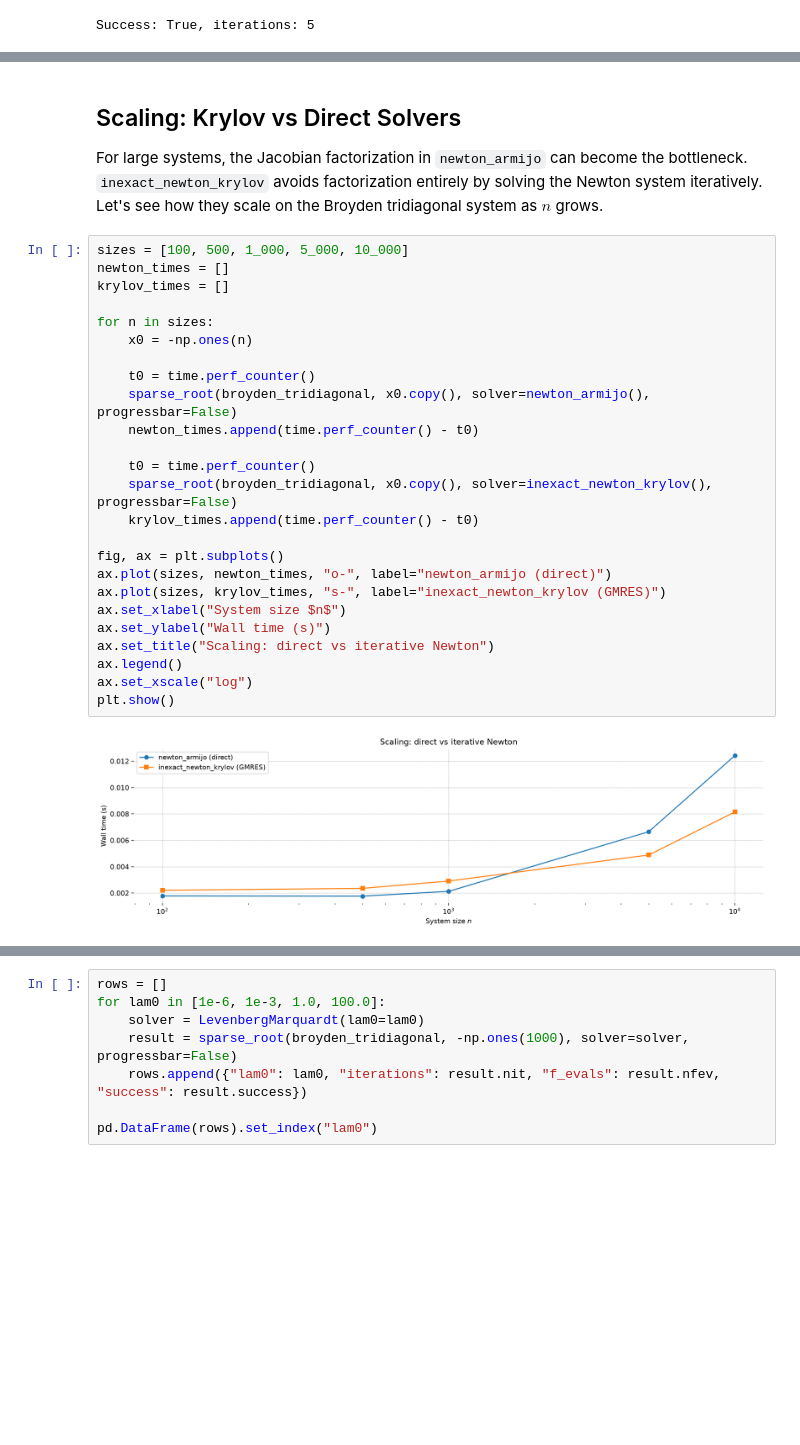
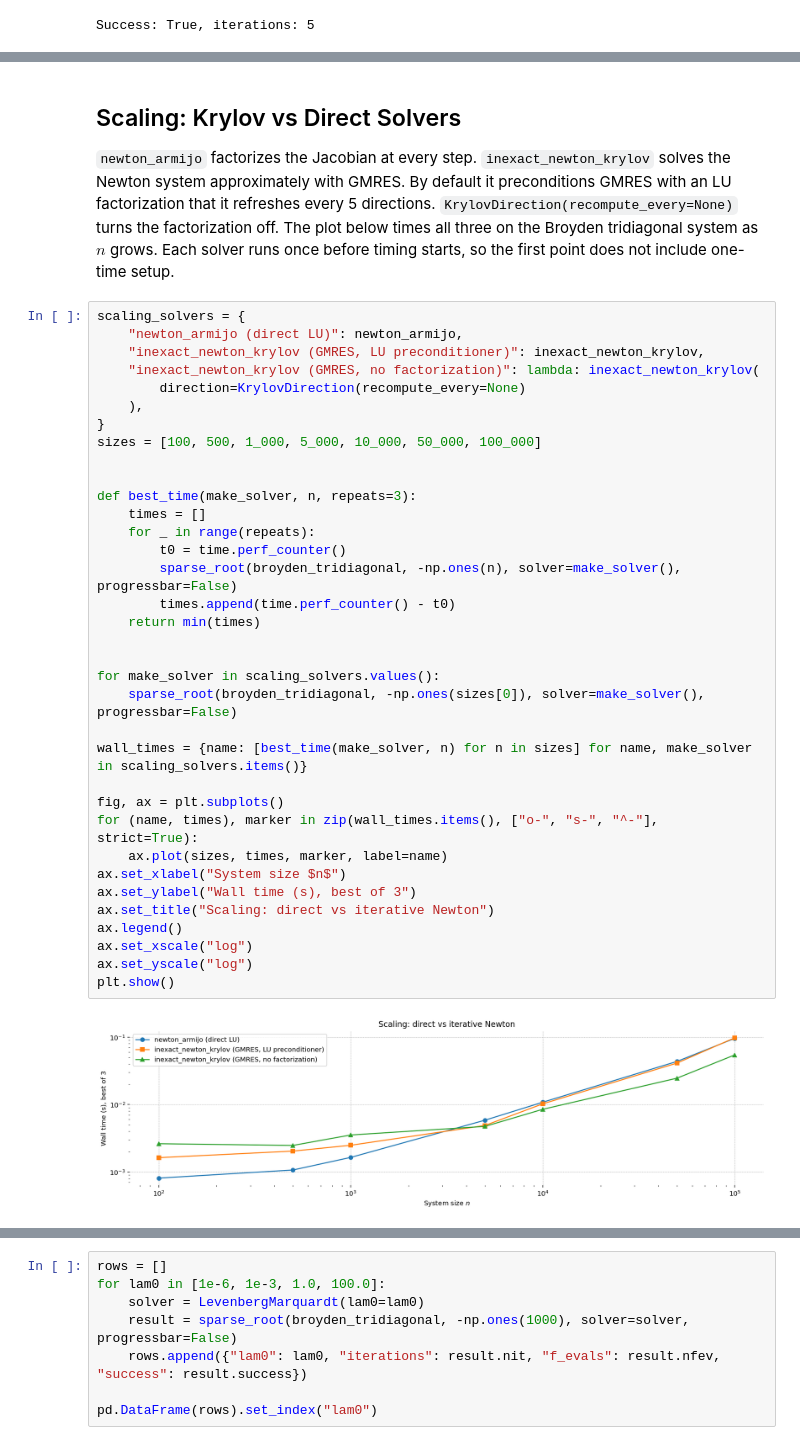
Before and after one commit to jessegrabowski/gEconpy, a Jupyter notebook: notebooks/introductory/sparse_root_solvers.ipynb, the cells around one changed output, grey strips where cells are left out. Drawn from its saved outputs; the diff is of its cells as text; blank space fills up the shorter version.

Commit message:
Re-run the sparse root solvers notebook

```diff
--- a/notebooks/introductory/sparse_root_solvers.ipynb
+++ b/notebooks/introductory/sparse_root_solvers.ipynb
@@ -173,33 +173,45 @@ Success: True, iterations: 8
 # %% [markdown]
 ## Scaling: Krylov vs Direct Solvers
 
-For large systems, the Jacobian factorization in `newton_armijo` can become the bottleneck.
-`inexact_newton_krylov` avoids factorization entirely by solving the Newton system iteratively. Let's see
-how they scale on the Broyden tridiagonal system as $n$ grows.
+`newton_armijo` factorizes the Jacobian at every step. `inexact_newton_krylov` solves the Newton system
+approximately with GMRES. By default it preconditions GMRES with an LU factorization that it refreshes every 5
+directions. `KrylovDirection(recompute_every=None)` turns the factorization off. The plot below times all three on
+the Broyden tridiagonal system as $n$ grows. Each solver runs once before timing starts, so the first point does
+not include one-time setup.
 # %%
-sizes = [100, 500, 1_000, 5_000, 10_000]
-newton_times = []
-krylov_times = []
+scaling_solvers = {
+    "newton_armijo (direct LU)": newton_armijo,
+    "inexact_newton_krylov (GMRES, LU preconditioner)": inexact_newton_krylov,
+    "inexact_newton_krylov (GMRES, no factorization)": lambda: inexact_newton_krylov(
+        direction=KrylovDirection(recompute_every=None)
+    ),
+}
+sizes = [100, 500, 1_000, 5_000, 10_000, 50_000, 100_000]
 
-for n in sizes:
-    x0 = -np.ones(n)
 
-    t0 = time.perf_counter()
-    sparse_root(broyden_tridiagonal, x0.copy(), solver=newton_armijo(), progressbar=False)
-    newton_times.append(time.perf_counter() - t0)
+def best_time(make_solver, n, repeats=3):
+    times = []
+    for _ in range(repeats):
+        t0 = time.perf_counter()
+        sparse_root(broyden_tridiagonal, -np.ones(n), solver=make_solver(), progressbar=False)
+        times.append(time.perf_counter() - t0)
+    return min(times)
 
-    t0 = time.perf_counter()
-    sparse_root(broyden_tridiagonal, x0.copy(), solver=inexact_newton_krylov(), progressbar=False)
-    krylov_times.append(time.perf_counter() - t0)
+
+for make_solver in scaling_solvers.values():
+    sparse_root(broyden_tridiagonal, -np.ones(sizes[0]), solver=make_solver(), progressbar=False)
+
+wall_times = {name: [best_time(make_solver, n) for n in sizes] for name, make_solver in scaling_solvers.items()}
 
 fig, ax = plt.subplots()
-ax.plot(sizes, newton_times, "o-", label="newton_armijo (direct)")
-ax.plot(sizes, krylov_times, "s-", label="inexact_newton_krylov (GMRES)")
+for (name, times), marker in zip(wall_times.items(), ["o-", "s-", "^-"], strict=True):
+    ax.plot(sizes, times, marker, label=name)
 ax.set_xlabel("System size $n$")
-ax.set_ylabel("Wall time (s)")
+ax.set_ylabel("Wall time (s), best of 3")
 ax.set_title("Scaling: direct vs iterative Newton")
 ax.legend()
 ax.set_xscale("log")
+ax.set_yscale("log")
 plt.show()
 # %% [output]
-[figure, old version]
+[figure, new version]
```
Also changed, not shown: parts of 32 cells of this notebook.
